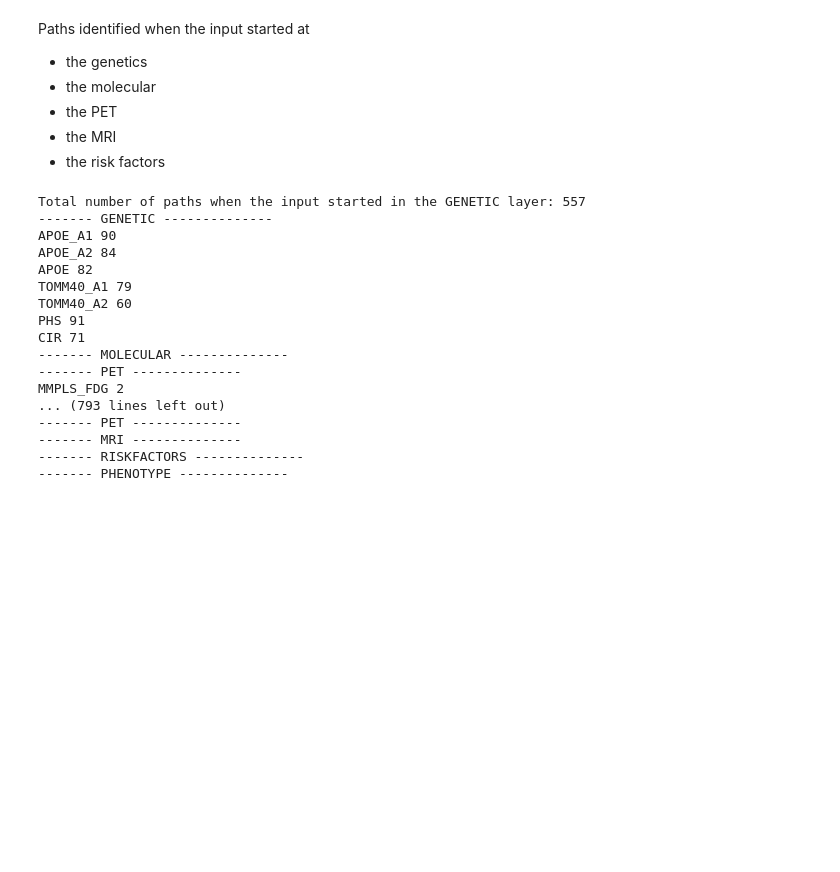
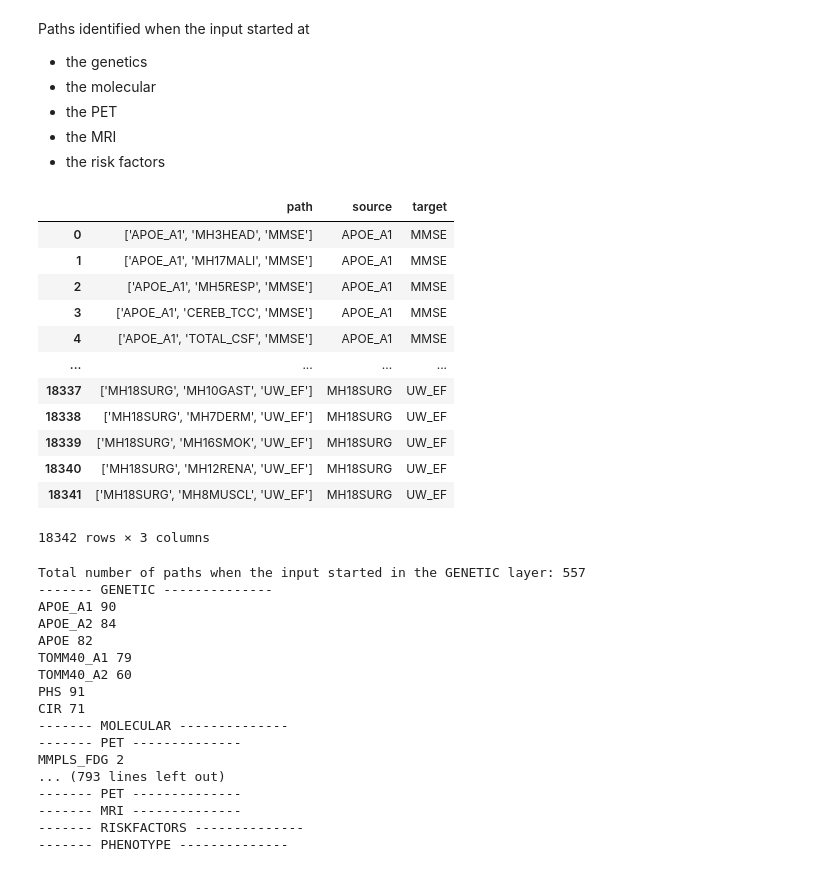
Before and after one commit to dsb-lab/multilayerAD, a Jupyter notebook: scripts/boolean_simulations/analysis_paths.ipynb, the cells around one changed output. Saved outputs shown, nothing was run; the diff lists cells and outputs as text; code cells hidden in the pictures; blank space fills up the shorter version.

```diff
--- a/scripts/boolean_simulations/analysis_paths.ipynb
+++ b/scripts/boolean_simulations/analysis_paths.ipynb
@@ -176,6 +178,22 @@ Paths identified when the input started at
 - the risk factors
 # %%
 df_pass = pd.read_csv('pass_paths.csv')
+# %%
+df_pass
+# %% [output]
+|  | path | source | target |
+| 0 | ['APOE_A1', 'MH3HEAD', 'MMSE'] | APOE_A1 | MMSE |
+| 1 | ['APOE_A1', 'MH17MALI', 'MMSE'] | APOE_A1 | MMSE |
+| 2 | ['APOE_A1', 'MH5RESP', 'MMSE'] | APOE_A1 | MMSE |
+| 3 | ['APOE_A1', 'CEREB_TCC', 'MMSE'] | APOE_A1 | MMSE |
+| 4 | ['APOE_A1', 'TOTAL_CSF', 'MMSE'] | APOE_A1 | MMSE |
+| ... | ... | ... | ... |
+| 18337 | ['MH18SURG', 'MH10GAST', 'UW_EF'] | MH18SURG | UW_EF |
+| 18338 | ['MH18SURG', 'MH7DERM', 'UW_EF'] | MH18SURG | UW_EF |
+| 18339 | ['MH18SURG', 'MH16SMOK', 'UW_EF'] | MH18SURG | UW_EF |
+| 18340 | ['MH18SURG', 'MH12RENA', 'UW_EF'] | MH18SURG | UW_EF |
+| 18341 | ['MH18SURG', 'MH8MUSCL', 'UW_EF'] | MH18SURG | UW_EF |
+18342 rows × 3 columns
 # %%
 for layer in node_dict.keys():
     df_temp = df_pass[df_pass.source.isin(node_dict[layer].copy())]
```
Also changed, not shown: parts of 1 cell of this notebook, 3 other files.
